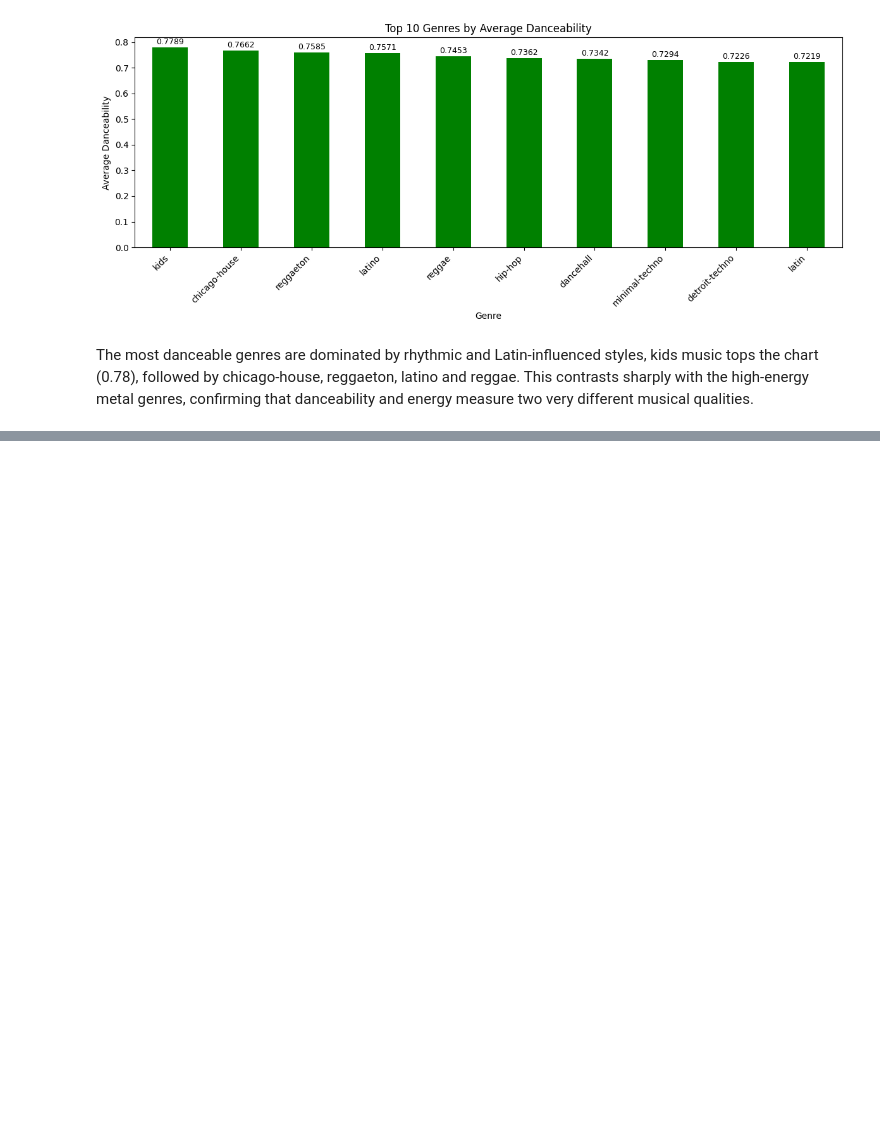
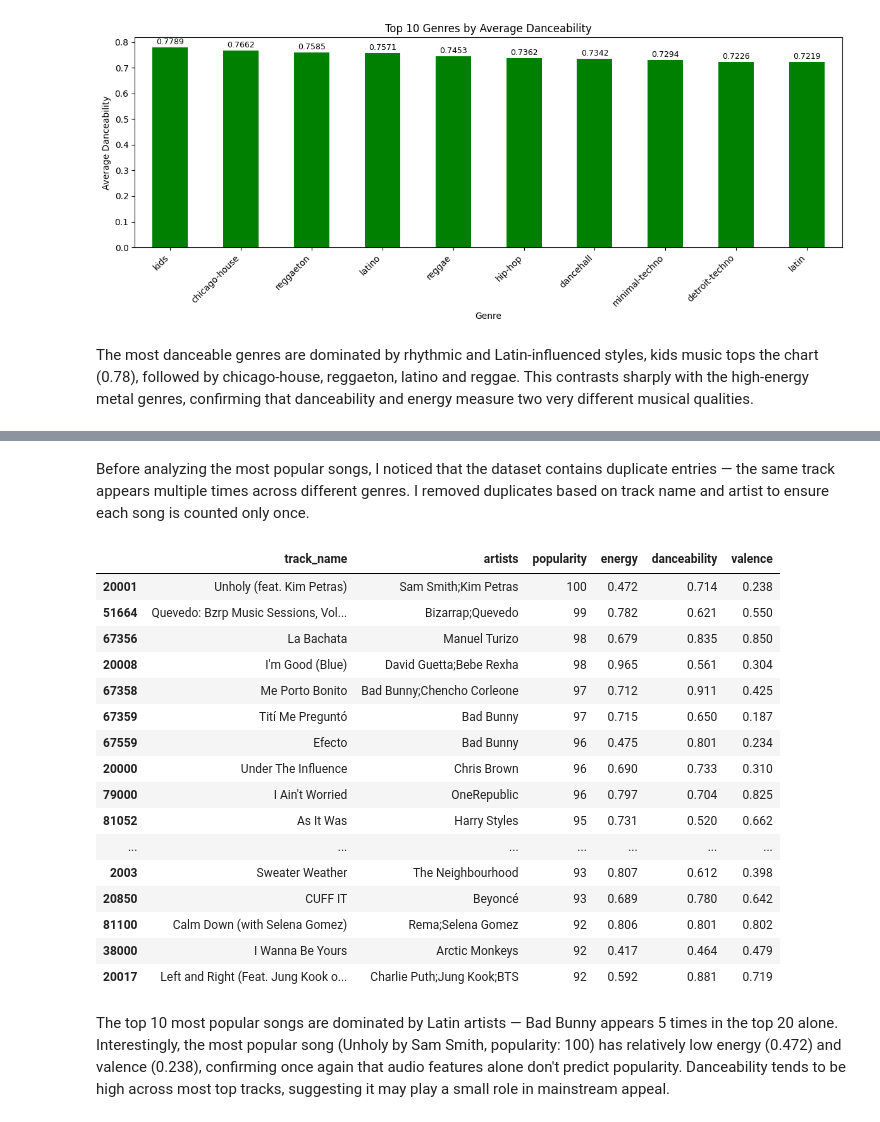
Before and after one commit to TortorelliRocco/Spotify_Analysis, a Jupyter notebook: SpotifyProject.ipynb, the cells around one changed output, grey strips where cells are left out. Drawn from its saved outputs; the diff is of its cells as text; code cells hidden in the pictures; blank space fills up the shorter version.

```diff
--- a/SpotifyProject.ipynb
+++ b/SpotifyProject.ipynb
@@ -161,0 +186,27 @@ The most danceable genres are dominated by rhythmic and Latin-influenced styles,
+# %% [markdown]
+Before analyzing the most popular songs, I noticed that the dataset contains duplicate entries — the same track appears multiple times across different genres. I removed duplicates based on track name and artist to ensure each song is counted only once.
+# %%
+top_songs = df[['track_name', 'artists', 'popularity',
+                'energy', 'danceability', 'valence']].drop_duplicates(subset=['track_name', 'artists']).sort_values('popularity', ascending=False).head(20)
+
+top_songs
+# %% [output]
+|  | track_name | artists | popularity | energy | danceability | valence |
+| 20001 | Unholy (feat. Kim Petras) | Sam Smith;Kim Petras | 100 | 0.472 | 0.714 | 0.238 |
+| 51664 | Quevedo: Bzrp Music Sessions, Vol... | Bizarrap;Quevedo | 99 | 0.782 | 0.621 | 0.550 |
+| 67356 | La Bachata | Manuel Turizo | 98 | 0.679 | 0.835 | 0.850 |
+| 20008 | I'm Good (Blue) | David Guetta;Bebe Rexha | 98 | 0.965 | 0.561 | 0.304 |
+| 67358 | Me Porto Bonito | Bad Bunny;Chencho Corleone | 97 | 0.712 | 0.911 | 0.425 |
+| 67359 | Tití Me Preguntó | Bad Bunny | 97 | 0.715 | 0.650 | 0.187 |
+| 67559 | Efecto | Bad Bunny | 96 | 0.475 | 0.801 | 0.234 |
+| 20000 | Under The Influence | Chris Brown | 96 | 0.690 | 0.733 | 0.310 |
+| 79000 | I Ain't Worried | OneRepublic | 96 | 0.797 | 0.704 | 0.825 |
+| 81052 | As It Was | Harry Styles | 95 | 0.731 | 0.520 | 0.662 |
+| ... | ... | ... | ... | ... | ... | ... |
+| 2003 | Sweater Weather | The Neighbourhood | 93 | 0.807 | 0.612 | 0.398 |
+| 20850 | CUFF IT | Beyoncé | 93 | 0.689 | 0.780 | 0.642 |
+| 81100 | Calm Down (with Selena Gomez) | Rema;Selena Gomez | 92 | 0.806 | 0.801 | 0.802 |
+| 38000 | I Wanna Be Yours | Arctic Monkeys | 92 | 0.417 | 0.464 | 0.479 |
+| 20017 | Left and Right (Feat. Jung Kook o... | Charlie Puth;Jung Kook;BTS | 92 | 0.592 | 0.881 | 0.719 |
+# %% [markdown]
+The top 10 most popular songs are dominated by Latin artists — Bad Bunny appears 5 times in the top 20 alone. Interestingly, the most popular song (Unholy by Sam Smith, popularity: 100) has relatively low energy (0.472) and valence (0.238), confirming once again that audio features alone don't predict popularity. Danceability tends to be high across most top tracks, suggesting it may play a small role in mainstream appeal.
```
Also changed, not shown: parts of 2 cells of this notebook.
